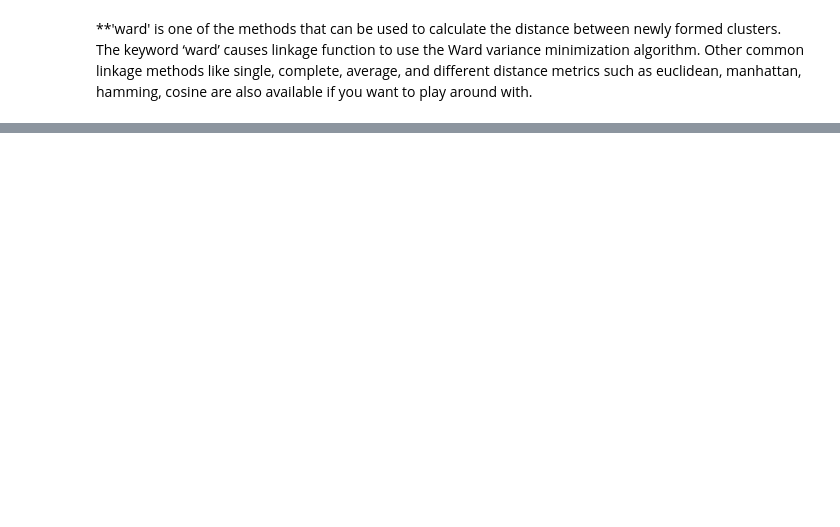
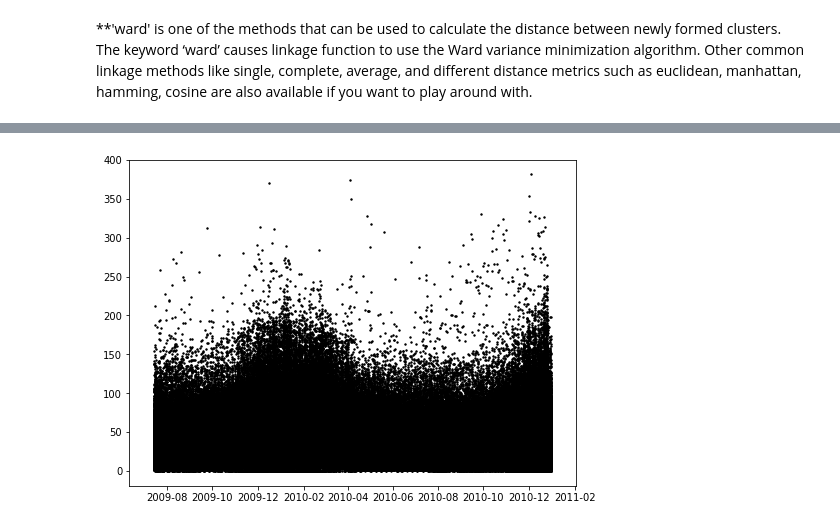
Before and after one commit to dhimanak/Nullpointers-Load_Clusters, a Jupyter notebook: Load_Clusters.ipynb, the cells around one changed output, grey strips where cells are left out. Saved outputs shown, nothing was run; the diff lists cells and outputs as text; code cells hidden in the pictures; blank space fills up the shorter version.

```diff
--- a/Load_Clusters.ipynb
+++ b/Load_Clusters.ipynb
@@ -336,0 +373,32 @@ Cluster 6 number of entries 4
+# %%
+# Adding cluster as a column to original dataset
+dfElectricityUsage['cluster']=features['Cluster']
+
+
+#finding mean grouped by clsuter to show the variation of usage between clusters
+print(dfElectricityUsage[dfElectricityUsage.columns[1:]].groupby(['cluster']).agg([np.mean]))
+
+
+dfNew = dfElectricityUsage
+dfElectricityUsage.set_index('Meter ID')
+dfElectricityUsage.set_index('Meter ID')
+# Merging our original dataset to the processed one , so that we get all features and cluster for the Meter ID
+dfNew =dfElectricalUsage.merge(dfElectricityUsage , how ='inner')
+
+#making seperate datagrame for each cluster
+col_list = ['date','DailyUsage']
+dfUserGroupClus1 = dfNew[(dfNew['cluster']==0)]
+dfUserGroupClus1 = dfUserGroupClus1[col_list]
+dfUserGroupClus1.columns=['ds','y']
+dfUserGroupClus2 = dfNew[(dfNew['cluster']==1)]
+dfUserGroupClus2 = dfUserGroupClus2[col_list]
+dfUserGroupClus2.columns=['ds','y']
+dfUserGroupClus3 = dfNew[(dfNew['cluster']==2)]
+dfUserGroupClus3 = dfUserGroupClus3[col_list]
+dfUserGroupClus3.columns=['ds','y']
+dfUserGroupClus4 = dfNew[(dfNew['cluster']==3)]
+dfUserGroupClus4 = dfUserGroupClus4[col_list]
+dfUserGroupClus4.columns=['ds','y']
+dfUserGroupClus5 = dfNew[(dfNew['cluster']==4)]
+dfUserGroupClus5 = dfUserGroupClus5[col_list]
+dfUserGroupClus5.columns=['ds','y']
@@ -336,0 +423,11 @@ Cluster 6 number of entries 4
+# %%
+def plot_data(data_cluster):
+    timeseries=data_cluster.copy()
+    timeseries.columns=['date','Total Daily KW']
+    timeseries = timeseries.set_index('date')
+    fig, ax = plt.subplots(figsize=(8, 6))
+    plt.scatter(timeseries.index,timeseries['Total Daily KW'],c='black',s=2)
+# %%
+plot_data(dfUserGroupClus1)
+# %% [output]
+[figure, added]
```
Also changed, not shown: parts of 31 cells of this notebook.
